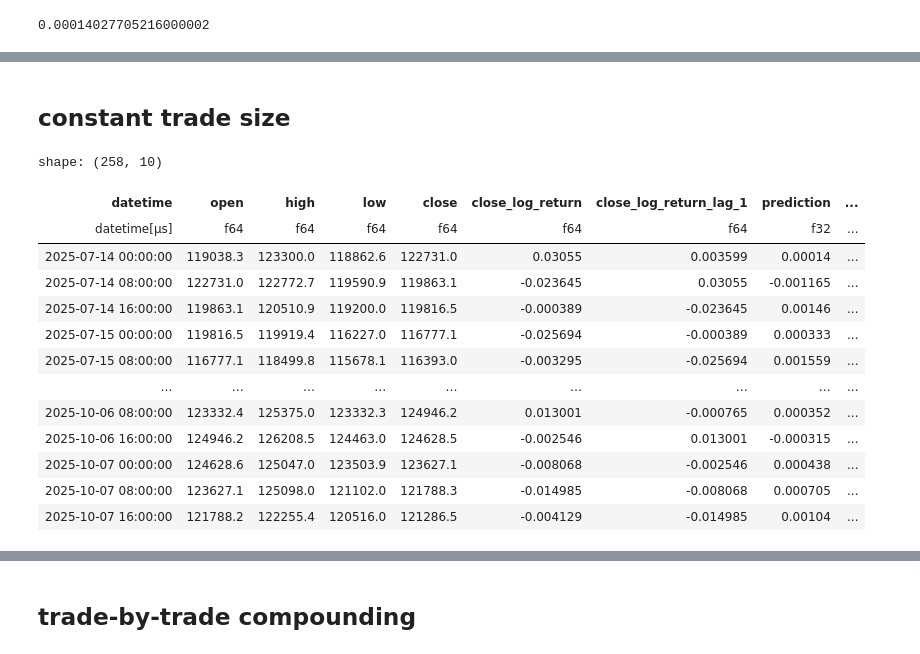
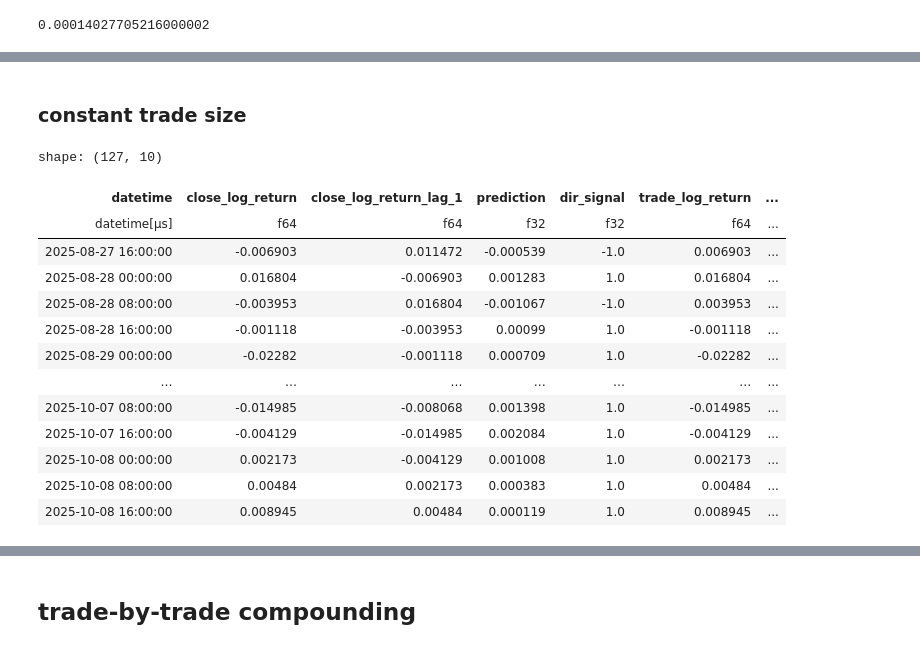
Before and after one commit to memlabs-research/build-a-quant-trading-strategy, a Jupyter notebook: model-lesson.ipynb, the cells around one changed output, grey strips where cells are left out. Drawn from its saved outputs; the diff is of its cells as text; code cells hidden in the pictures.

```diff
--- a/model-lesson.ipynb
+++ b/model-lesson.ipynb
@@ -1002 +1059,3 @@ LinearModel(
+# %%
+model =
 # %%
@@ -1106,0 +1168,3 @@ shape: (258, 9)
+# %%
+test_trades = test_trades.with_columns((pl.col('close_log_return')*pl.col('dir_signal')).alias('trade_log_return'))
+test_trades
@@ -1106,0 +1188,3 @@ shape: (258, 9)
+# %%
+test_trades = test_trades.with_columns(pl.col('trade_log_return').cum_sum().alias('cum_trade_log_return'))
+test_trades
@@ -1107,21 +1206,39 @@ shape: (258, 9)
 # %% [markdown]
-## constant trade size
+### constant trade size
+# %%
+view_cols = [
+    'datetime',
+    'close_log_return',
+    'close_log_return_lag_1',
+    'prediction',
+    'dir_signal',
+    'trade_log_return',
+    'cum_trade_log_return',
+    'trade_value',
+    'trade_size',
+    'signed_trade_size'
+]
 # %%
-trade_size = 100
-test_trades = test_trades.with_columns(pl.lit(trade_size).alias('trade_size'))
-test_trades
+capital = 100
+trade_value = capital
+test_trades = test_trades.with_columns(
+    pl.lit(trade_value).alias('trade_value'),
+    (trade_value / pl.col('open')).alias('trade_size')
+).with_columns((pl.col('trade_size') *pl.col('dir_signal')).alias('signed_trade_size'))
+
+test_trades.select(view_cols)
 # %% [output]
-shape: (258, 10)
+shape: (127, 10)
-| datetime | open | high | low | close | close_log_return | close_log_return_lag_1 | prediction | ... |
-| datetime[μs] | f64 | f64 | f64 | f64 | f64 | f64 | f32 | ... |
-| 2025-07-14 00:00:00 | 119038.3 | 123300.0 | 118862.6 | 122731.0 | 0.03055 | 0.003599 | 0.00014 | ... |
-| 2025-07-14 08:00:00 | 122731.0 | 122772.7 | 119590.9 | 119863.1 | -0.023645 | 0.03055 | -0.001165 | ... |
-| 2025-07-14 16:00:00 | 119863.1 | 120510.9 | 119200.0 | 119816.5 | -0.000389 | -0.023645 | 0.00146 | ... |
-| 2025-07-15 00:00:00 | 119816.5 | 119919.4 | 116227.0 | 116777.1 | -0.025694 | -0.000389 | 0.000333 | ... |
-| 2025-07-15 08:00:00 | 116777.1 | 118499.8 | 115678.1 | 116393.0 | -0.003295 | -0.025694 | 0.001559 | ... |
-| … | … | … | … | … | … | … | … | ... |
-| 2025-10-06 08:00:00 | 123332.4 | 125375.0 | 123332.3 | 124946.2 | 0.013001 | -0.000765 | 0.000352 | ... |
-| 2025-10-06 16:00:00 | 124946.2 | 126208.5 | 124463.0 | 124628.5 | -0.002546 | 0.013001 | -0.000315 | ... |
-| 2025-10-07 00:00:00 | 124628.6 | 125047.0 | 123503.9 | 123627.1 | -0.008068 | -0.002546 | 0.000438 | ... |
-| 2025-10-07 08:00:00 | 123627.1 | 125098.0 | 121102.0 | 121788.3 | -0.014985 | -0.008068 | 0.000705 | ... |
-| 2025-10-07 16:00:00 | 121788.2 | 122255.4 | 120516.0 | 121286.5 | -0.004129 | -0.014985 | 0.00104 | ... |
+| datetime | close_log_return | close_log_return_lag_1 | prediction | dir_signal | trade_log_return | ... |
+| datetime[μs] | f64 | f64 | f32 | f32 | f64 | ... |
+| 2025-08-27 16:00:00 | -0.006903 | 0.011472 | -0.000539 | -1.0 | 0.006903 | ... |
+| 2025-08-28 00:00:00 | 0.016804 | -0.006903 | 0.001283 | 1.0 | 0.016804 | ... |
+| 2025-08-28 08:00:00 | -0.003953 | 0.016804 | -0.001067 | -1.0 | 0.003953 | ... |
+| 2025-08-28 16:00:00 | -0.001118 | -0.003953 | 0.00099 | 1.0 | -0.001118 | ... |
+| 2025-08-29 00:00:00 | -0.02282 | -0.001118 | 0.000709 | 1.0 | -0.02282 | ... |
+| … | … | … | … | … | … | ... |
+| 2025-10-07 08:00:00 | -0.014985 | -0.008068 | 0.001398 | 1.0 | -0.014985 | ... |
+| 2025-10-07 16:00:00 | -0.004129 | -0.014985 | 0.002084 | 1.0 | -0.004129 | ... |
+| 2025-10-08 00:00:00 | 0.002173 | -0.004129 | 0.001008 | 1.0 | 0.002173 | ... |
+| 2025-10-08 08:00:00 | 0.00484 | 0.002173 | 0.000383 | 1.0 | 0.00484 | ... |
+| 2025-10-08 16:00:00 | 0.008945 | 0.00484 | 0.000119 | 1.0 | 0.008945 | ... |
```
Also changed, not shown: parts of 115 cells of this notebook, 5 other files.
